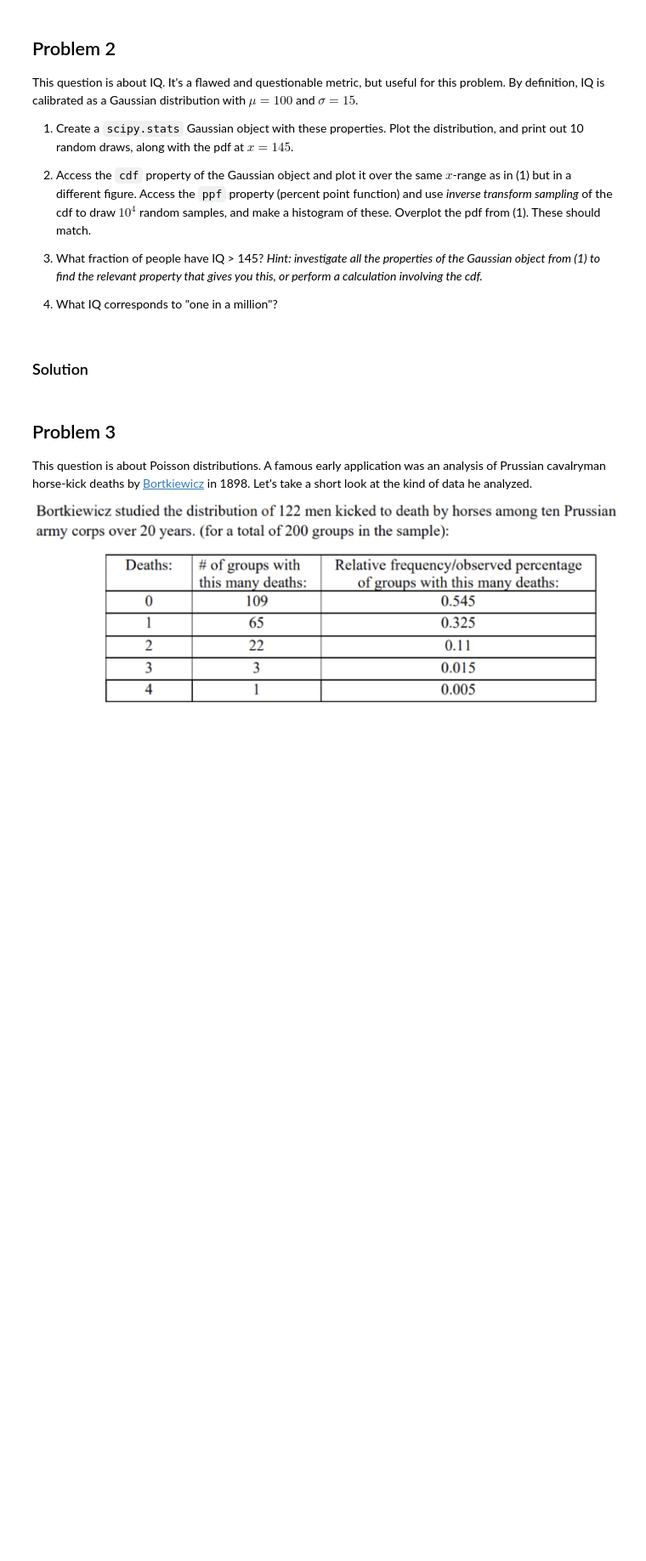
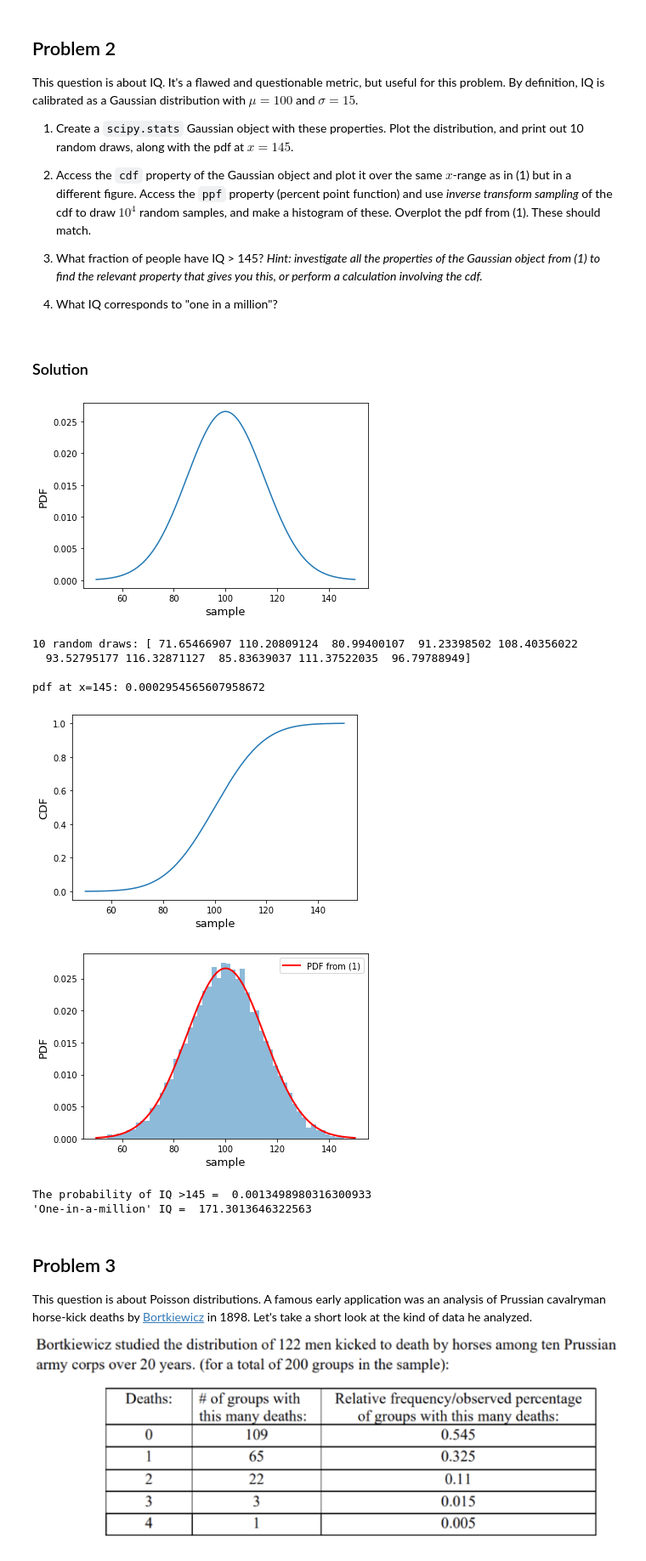
Before and after one commit to VanderbiltAstronomy/astr_8070_s22, a Jupyter notebook: coursework/student_folders/niana_mohammed/vu_astr8070_s22_hw2_NianaMohammed.ipynb, the cells around one changed output. Shown at 85% size. Saved outputs shown, nothing was run; the diff lists cells and outputs as text; code cells hidden in the pictures; blank space fills up the shorter version.

```diff
--- a/coursework/student_folders/niana_mohammed/vu_astr8070_s22_hw2_NianaMohammed.ipynb
+++ b/coursework/student_folders/niana_mohammed/vu_astr8070_s22_hw2_NianaMohammed.ipynb
@@ -38,6 +130,78 @@ This question is about IQ. It's a flawed and questionable metric, but useful for
 4) What IQ corresponds to "one in a million"?
 # %% [markdown]
 ### Solution
+# %%
+# (1) gaussian with μ=100 and σ=15
+mu, sigma = 100, 15
+dist = scipy.stats.norm(mu, sigma)
+# plotting the distribution
+x_arr = np.linspace(50,150,1000)
+plt.plot(x_arr, dist.pdf(x_arr))
+plt.xlabel("sample",fontsize=13);plt.ylabel("PDF",fontsize=13)
+plt.show()
+# printing out 10 random draws, along with the pdf at 𝑥=145
+print("\033[1m"+"10 random draws:"+"\033[0m",dist.rvs(10))
+print("\n\033[1m"+"pdf at x=145:"+"\033[0m",dist.pdf(145))
+
+
+# (2) accessing the cdf and plotting it
+plt.plot(x_arr, dist.cdf(x_arr))
+plt.xlabel("sample",fontsize=13);plt.ylabel("CDF",fontsize=13)
+plt.show()
+# directly accessing the ppf (the inverse of cdf or "quantile function" )
+ppf = dist.ppf(dist.cdf(x_arr)) # this just gives x_arr
+# But we want to do an interpolation of the inverse-cdf, b/c we need to map the random samples (see 10^4 below)
+# to the CDF curve to find the corresponding x-values on that curve.
+tck = scipy.interpolate.interp1d(dist.cdf(x_arr),x_arr)
+
+# draw 10^4 random samples from u[0,1]
+u = np.random.uniform(0.001, 0.999, 10**4)
+# Essentially supplying the quantile function with CDF (from 0 to 1), which then maps to the CDF curve and finds
+# the corresponding x-values. (Note to self: approximate values of those in ppf array are found the x_sample array.)
+x_sample = tck(u)
+
+# making a histogram of the random samples
+plt.hist(x_sample, bins=50, density=True, alpha=0.5);
+plt.xlabel("sample",fontsize=13);plt.ylabel("PDF",fontsize=13)
+# overplotting the pdf from part (1)
+plt.plot(x_arr, dist.pdf(x_arr),c='r',linewidth=2,label='PDF from (1)')
+plt.legend()
+plt.show()
+
+
+# (3) Finding fraction of people have IQ > 145 (in other words, the total probability over 145)
+# We could sum samples over 145 and then divide by the total number of samples drawn (but it's just an approximation)
+# print(np.sum(x_sample[np.where(x_sample > 145)[0]])/len(x_sample))
+
+# The better and more exact way to do this is:
+# since the total probability has sum of 1, to get probability over 145, we could do 1-CDF(145)
+# or just find the 'survival funciton', which is defined as 1-CDF(x)
+print("\033[1m"+"The probability of IQ >145 = "+"\033[0m",str(dist.sf(145))) #this gives the same value as 1-dist.cdf(145)
+
+
+# (4) Finding the IQ for which the total probability of getting >= that IQ, is 1/10^6
+# To find the x-value (IQ) for which the integral of the probability above that IQ value is 10^-6:
+# It's like the mapping between the cdf and the quantile function. The cdf goes from x, across to a particular
+# cdf value b/n 0 & 1. But the quantile function takes you from the cdf, across to the x value.
+# Here, we've got the 10^-6 probability, and we're trying to map across to find the x-value for which
+# the probability > the IQ value, is 10^-6.
+# 1-cdf(IQ)=probability. So cdf(IQ)=1-probability. Doing ppf(cdf(IQ)) should give the x-value (or IQ).
+def IQ_val(prob):
+    cdf_IQ = 1-prob
+    xval = dist.ppf(cdf_IQ)
+    return xval
+# Here, 1-cdf(IQ)=10^-6. So using a probability of 10^-6, we get
+print("\033[1m"+"'One-in-a-million' IQ = "+"\033[0m",str(IQ_val(10**(-6))))
+# %% [output]
+[figure, added]
+10 random draws: [ 71.65466907 110.20809124  80.99400107  91.23398502 108.40356022
+  93.52795177 116.32871127  85.83639037 111.37522035  96.79788949]
+
+pdf at x=145: 0.0002954565607958672
+[figure, added]
+[figure, added]
+The probability of IQ >145 =  0.0013498980316300933
+'One-in-a-million' IQ =  171.3013646322563
 # %% [markdown]
 ## Problem 3
 
```
Also changed, not shown: parts of 4 cells of this notebook, 2 other files.
